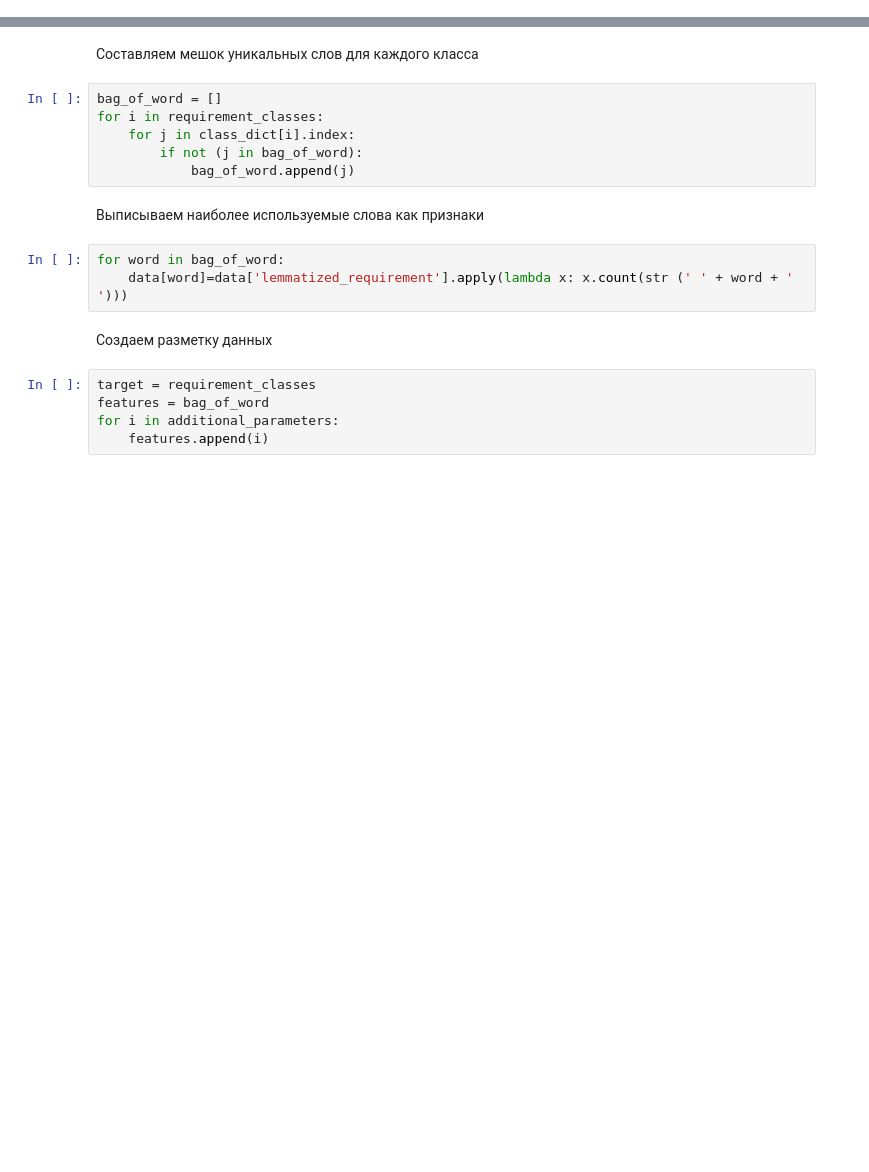
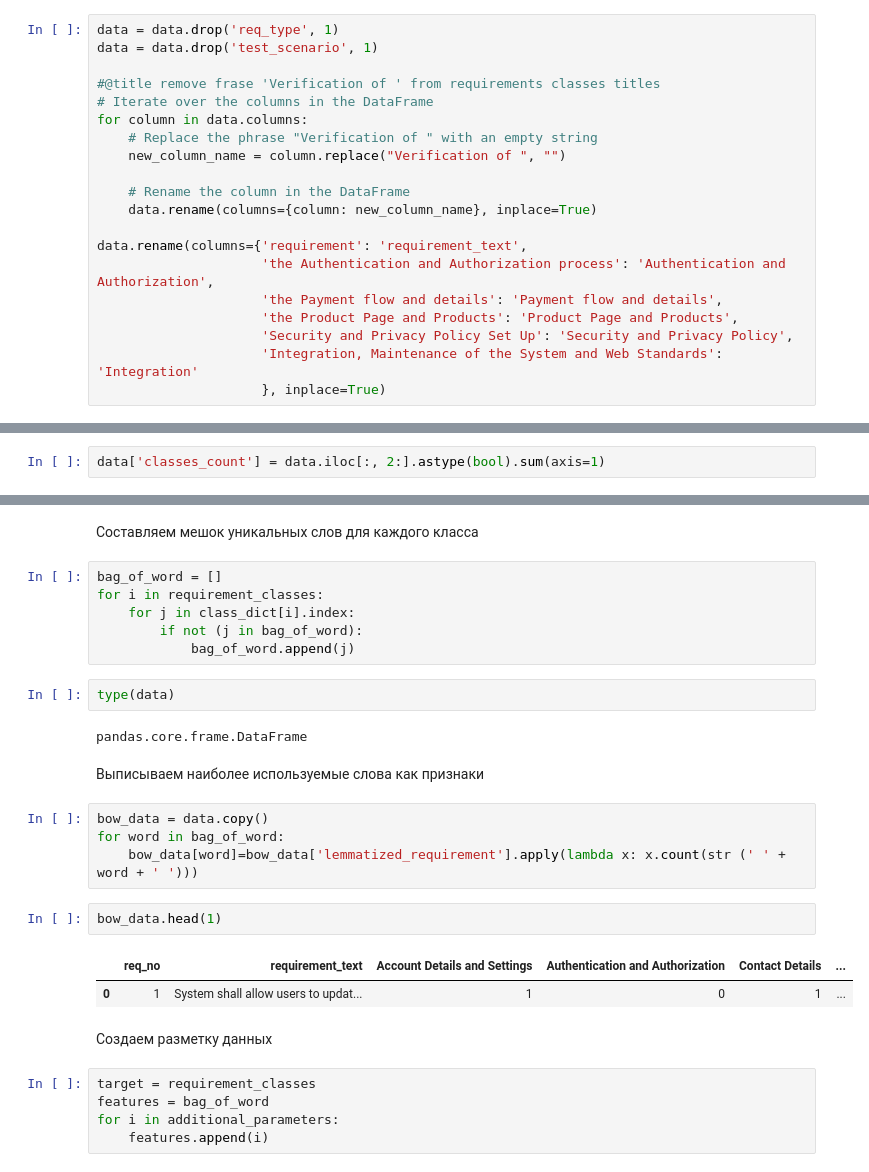
Before and after one commit to Khomiakov7706/requirements_analysis, a Jupyter notebook: Requirement_analysis.ipynb, the cells around one changed output, grey strips where cells are left out. Cells and saved outputs as stored; diff of their text form; blank space fills up the shorter version.

Commit message:
CountVectorizer based model added

```diff
--- a/Requirement_analysis.ipynb
+++ b/Requirement_analysis.ipynb
@@ -28,2 +32,22 @@ data = data.rename(columns={'requirement': 'requirement_text'})
+# %%
+data = data.drop('req_type', 1)
+data = data.drop('test_scenario', 1)
+
+#@title remove frase 'Verification of ' from requirements classes titles
+# Iterate over the columns in the DataFrame
+for column in data.columns:
+    # Replace the phrase "Verification of " with an empty string
+    new_column_name = column.replace("Verification of ", "")
+
+    # Rename the column in the DataFrame
+    data.rename(columns={column: new_column_name}, inplace=True)
+
+data.rename(columns={'requirement': 'requirement_text',
+                     'the Authentication and Authorization process': 'Authentication and Authorization',
+                     'the Payment flow and details': 'Payment flow and details',
+                     'the Product Page and Products': 'Product Page and Products',
+                     'Security and Privacy Policy Set Up': 'Security and Privacy Policy',
+                     'Integration, Maintenance of the System and Web Standards': 'Integration'
+                     }, inplace=True)
 # %%
 requirement_classes = list(data.columns[2:].values)
@@ -32,3 +54,5 @@ all_words = data['requirement_text'].str.split(expand=True).unstack().value_coun
+# %%
+data['classes_count'] = data.iloc[:, 2:].astype(bool).sum(axis=1)
 # %% [markdown]
 # Лемматизация
 # %%
@@ -110,11 +135,21 @@ for i in requirement_classes:
     for j in class_dict[i].index:
         if not (j in bag_of_word):
             bag_of_word.append(j)
+# %%
+type(data)
+# %% [output]
+pandas.core.frame.DataFrame
 # %% [markdown]
 Выписываем наиболее используемые слова как признаки
 # %%
+bow_data = data.copy()
 for word in bag_of_word:
-    data[word]=data['lemmatized_requirement'].apply(lambda x: x.count(str (' ' + word + ' ')))
+    bow_data[word]=bow_data['lemmatized_requirement'].apply(lambda x: x.count(str (' ' + word + ' ')))
+# %%
+bow_data.head(1)
+# %% [output]
+|  | req_no | requirement_text | Account Details and Settings | Authentication and Authorization | Contact Details | ... |
+| 0 | 1 | System shall allow users to updat... | 1 | 0 | 1 | ... |
 # %% [markdown]
 Создаем разметку данных
 # %%
```
Also changed, not shown: parts of 38 cells of this notebook.
